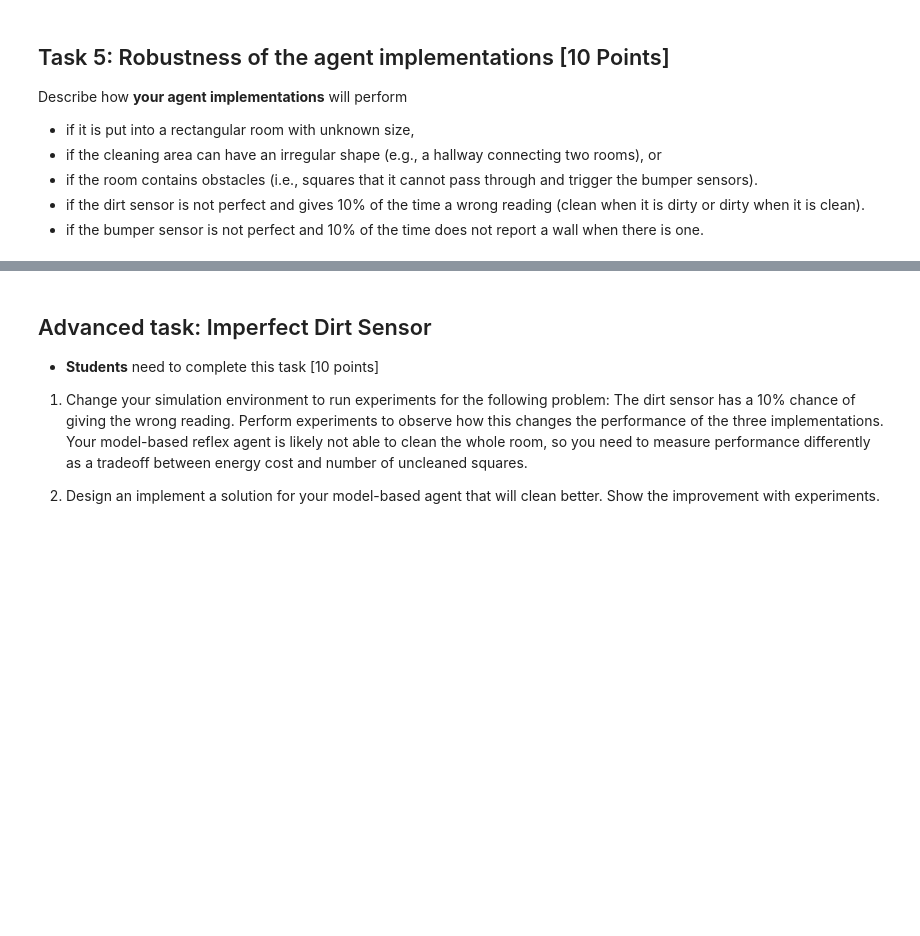
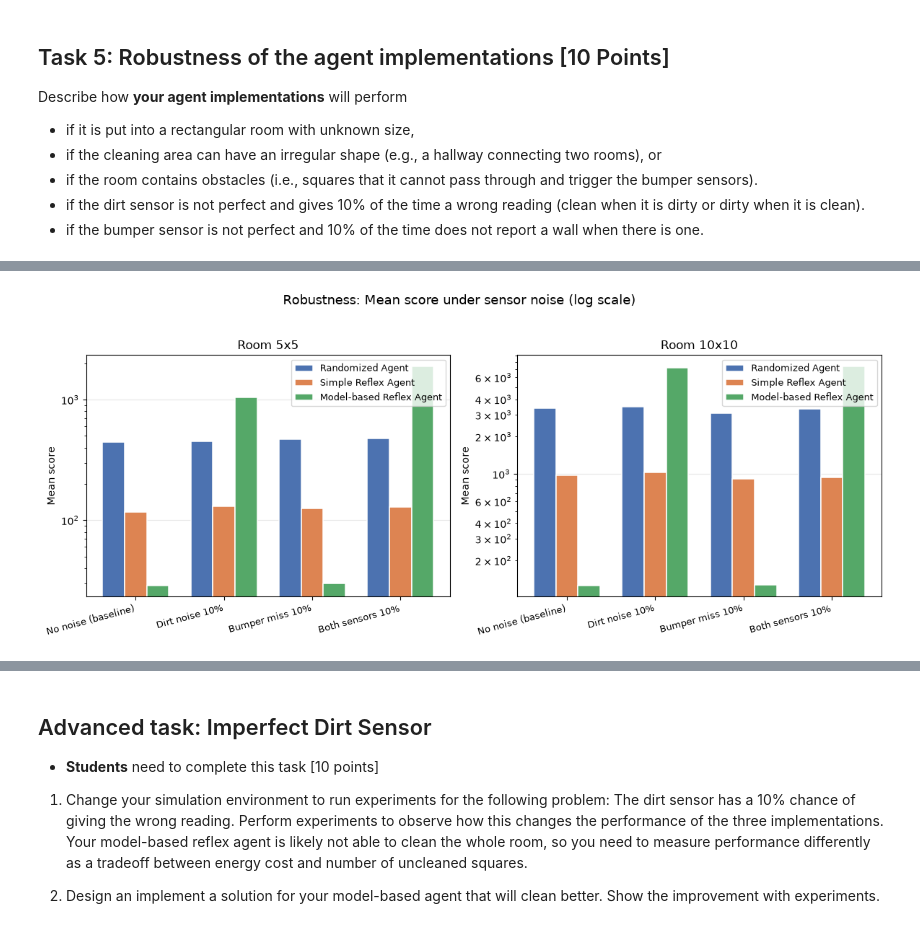
Before and after one commit to Huyyy23/SGU-TriTueNhanTaoNangCao, a Jupyter notebook: lab01 - Agent/robot_vacuum.ipynb, the cells around one changed output, grey strips where cells are left out. Drawn from its saved outputs; the diff is of its cells as text; code cells hidden in the pictures; blank space fills up the shorter version.

```diff
--- a/lab01 - Agent/robot_vacuum.ipynb
+++ b/lab01 - Agent/robot_vacuum.ipynb
@@ -507,0 +1430,67 @@ Describe how **your agent implementations** will perform
+# %%
+# ============================================================
+# BIỂU ĐỒ SO SÁNH SCORE THEO NHIỄU CẢM BIẾN
+# ============================================================
+#
+# Score = steps + 100 * remaining_dirty
+# Score càng thấp càng tốt.
+#
+# Dùng log scale vì giá trị có thể chênh lệch rất lớn
+# giữa randomized agent và model-based agent.
+# ============================================================
+
+fig, axes = plt.subplots(
+    1,
+    len(ROBUST_SIZES),
+    figsize=(6 * len(ROBUST_SIZES), 5)
+)
+
+if len(ROBUST_SIZES) == 1:
+    axes = [axes]
+
+colors = ["#4C72B0", "#DD8452", "#55A868"]
+noise_labels = [cfg["name"] for cfg in NOISE_CONFIGS]
+
+for idx, n in enumerate(ROBUST_SIZES):
+    ax = axes[idx]
+    size_label = f"{n}x{n}"
+
+    df_sub = df_robust[df_robust["Size"] == size_label]
+
+    x = np.arange(len(noise_labels))
+    width = 0.25
+
+    for i, agent in enumerate(AGENT_NAMES):
+        scores = (
+            df_sub[df_sub["Agent"] == agent]["Mean score"]
+            .values
+        )
+
+        ax.bar(
+            x + i * width,
+            scores,
+            width,
+            label=agent,
+            color=colors[i],
+            edgecolor="white",
+            linewidth=1.1
+        )
+
+    ax.set_xticks(x + width)
+    ax.set_xticklabels(noise_labels, rotation=15, ha="right", fontsize=9)
+    ax.set_ylabel("Mean score")
+    ax.set_title(f"Room {size_label}")
+    ax.set_yscale("log")
+    ax.legend(fontsize=9)
+    ax.grid(axis="y", alpha=0.3)
+    ax.set_axisbelow(True)
+
+plt.suptitle(
+    "Robustness: Mean score under sensor noise (log scale)",
+    fontsize=13
+)
+
+plt.tight_layout(rect=[0, 0, 1, 0.95])
+plt.show()
+# %% [output]
+[figure, added]
```
Also changed, not shown: parts of 21 cells of this notebook.
